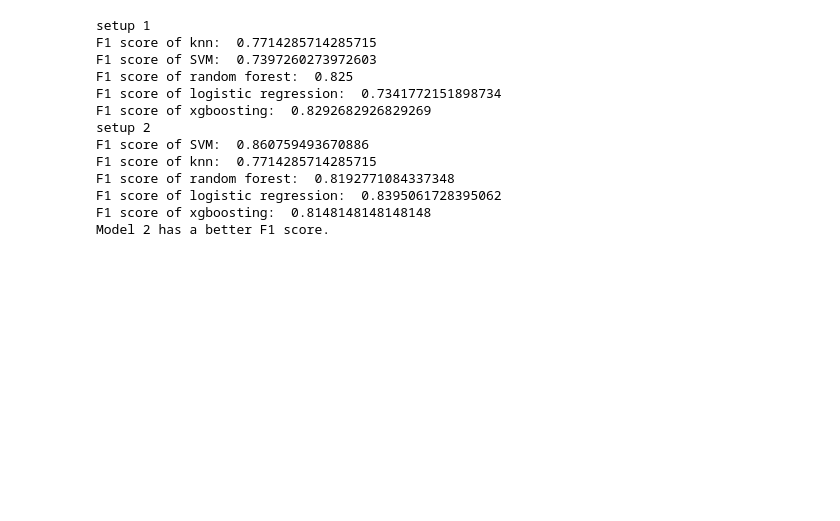
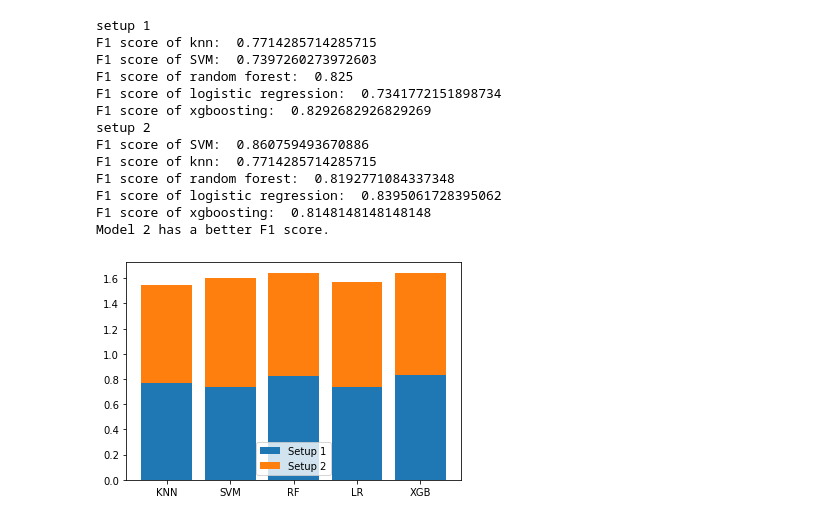
Before and after one commit to Knivesuu/PCOS-machine-learning, a Jupyter notebook: PCOS_beta.ipynb, the cells around one changed output. Drawn from its saved outputs; the diff is of its cells as text; code cells hidden in the pictures; blank space fills up the shorter version.

```diff
--- a/PCOS_beta.ipynb
+++ b/PCOS_beta.ipynb
@@ -1098,3 +1096,24 @@ F1 score of random forest:  0.8192771084337348
 F1 score of logistic regression:  0.8395061728395062
 F1 score of xgboosting:  0.8148148148148148
 Model 2 has a better F1 score.
+# %%
+# Set up the x-axis values
+models = ['KNN', 'SVM', 'RF', 'LR', 'XGB']
+
+# Set up the heights of the bars for setup 1
+heights_1 = [f1_knn, f1_svm, f1_randomforest, f1_lr, f1_xg]
+
+# Set up the heights of the bars for setup 2
+heights_2 = [f1_knn_2, f1_svm_2, f1_randomforest_2, f1_lr_2, f1_xg_2]
+
+# Create the bar plot
+plt.bar(models, heights_1, label='Setup 1')
+plt.bar(models, heights_2, bottom=heights_1, label='Setup 2')
+
+# Add a legend
+plt.legend()
+
+# Show the plot
+plt.show()
+# %% [output]
+[figure, added]
```
Also changed, not shown: parts of 3 cells of this notebook.
